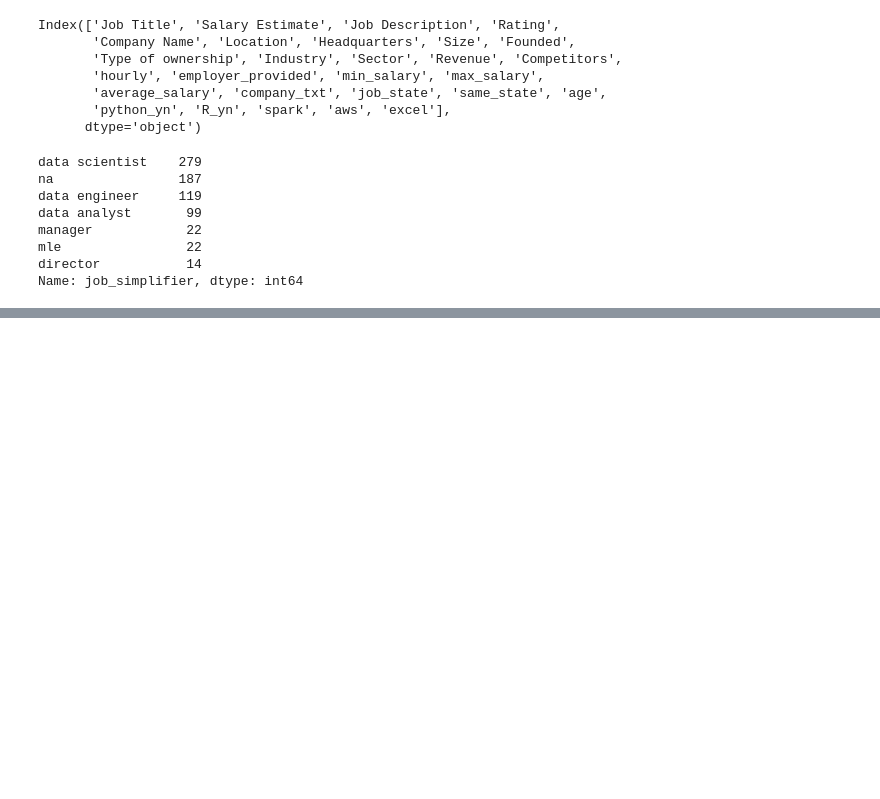
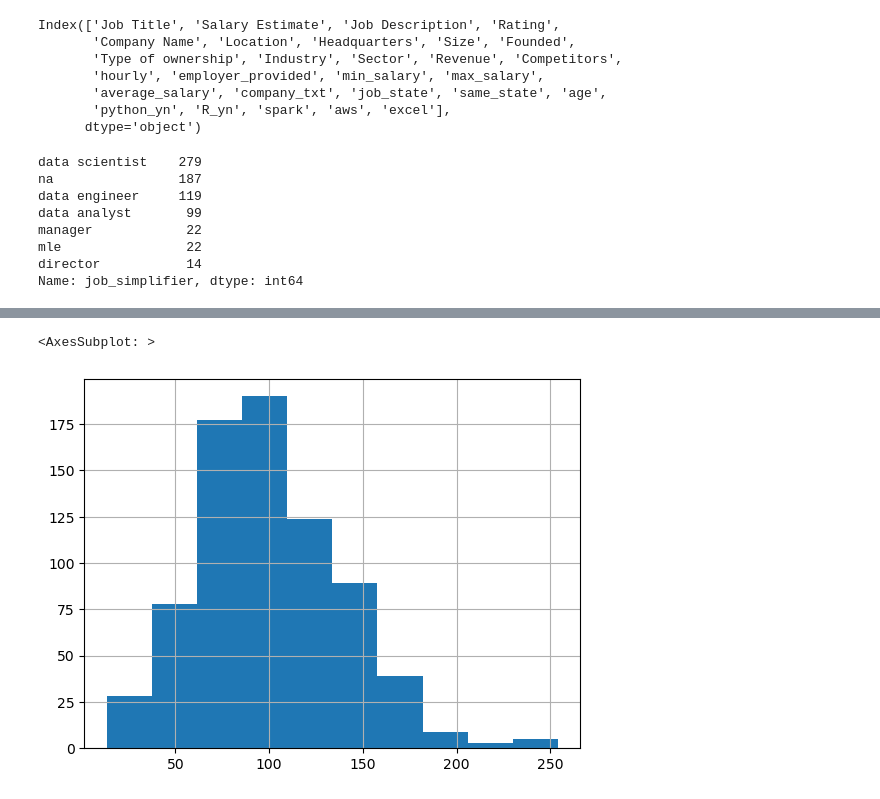
Before and after one commit to Umair-Salim/ds_salary_project, a Jupyter notebook: project.ipynb, the cells around one changed output, grey strips where cells are left out. Saved outputs shown, nothing was run; the diff lists cells and outputs as text; code cells hidden in the pictures; blank space fills up the shorter version.

```diff
--- a/project.ipynb
+++ b/project.ipynb
@@ -151,0 +284,5 @@ Name: job_simplifier, dtype: int64
+# %%
+df.average_salary.hist()
+# %% [output]
+<AxesSubplot: >
+[figure, added]
```
Also changed, not shown: parts of 29 cells of this notebook.
